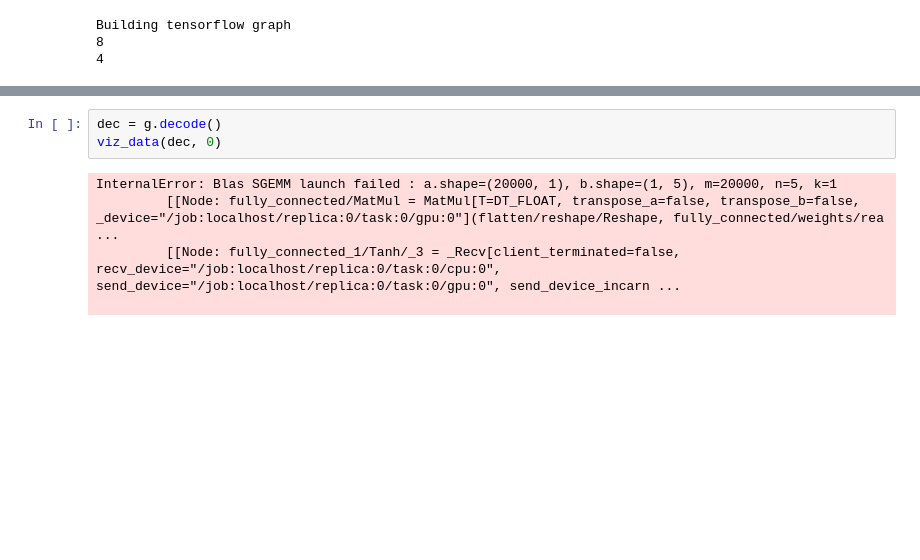
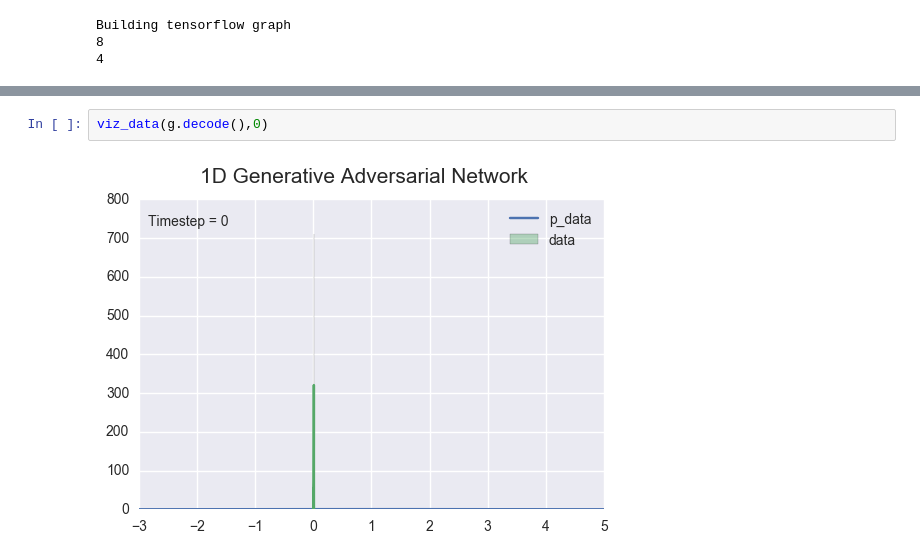
Before and after one commit to Spotlight0xff/deeplearning-seminar, a Jupyter notebook: code/test_gan.ipynb, the cells around one changed output, grey strips where cells are left out. Drawn from its saved outputs; the diff is of its cells as text; blank space fills up the shorter version.

```diff
--- a/code/test_gan.ipynb
+++ b/code/test_gan.ipynb
@@ -56,11 +56,7 @@ viz_data(uniform(-3,5, size=(20000,1)), 1)
 # %%
-dec = g.decode()
-viz_data(dec, 0)
+viz_data(g.decode(),0)
 # %% [output]
-InternalError: Blas SGEMM launch failed : a.shape=(20000, 1), b.shape=(1, 5), m=20000, n=5, k=1
-         [[Node: fully_connected/MatMul = MatMul[T=DT_FLOAT, transpose_a=false, transpose_b=false, _device="/job:localhost/replica:0/task:0/gpu:0"](flatten/reshape/Reshape, fully_connected/weights/rea ...
-         [[Node: fully_connected_1/Tanh/_3 = _Recv[client_terminated=false, recv_device="/job:localhost/replica:0/task:0/cpu:0", send_device="/job:localhost/replica:0/task:0/gpu:0", send_device_incarn ...
-
+[figure, added]
 # %%
 for i in range(0,5000):
     g.train(data, num_epochs = 5, modulo=1, output = False)
```
Also changed, not shown: parts of 5 cells of this notebook.
